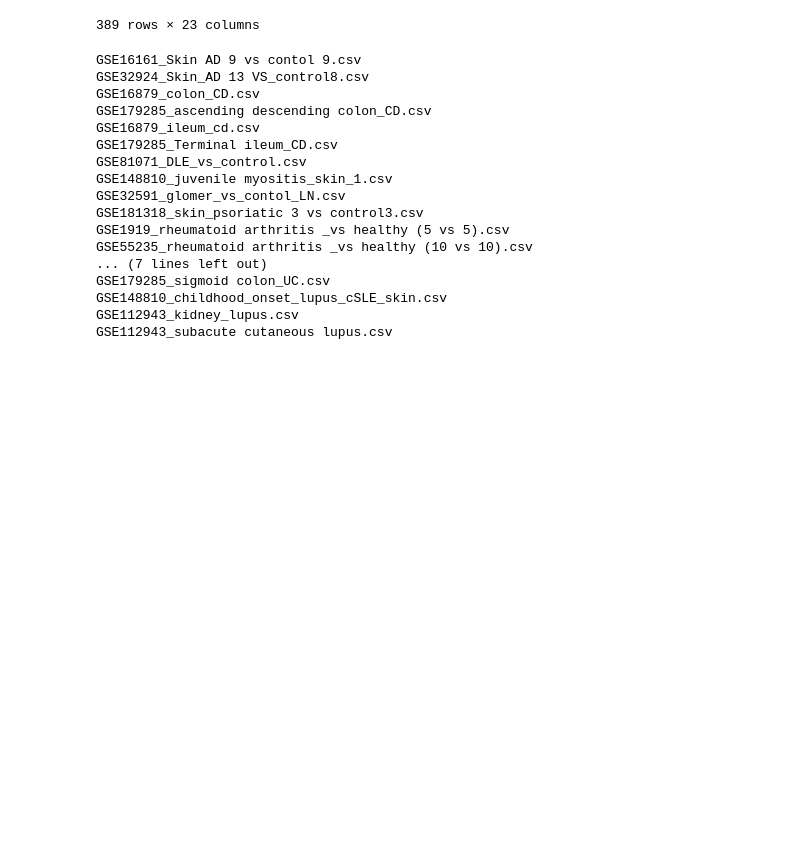
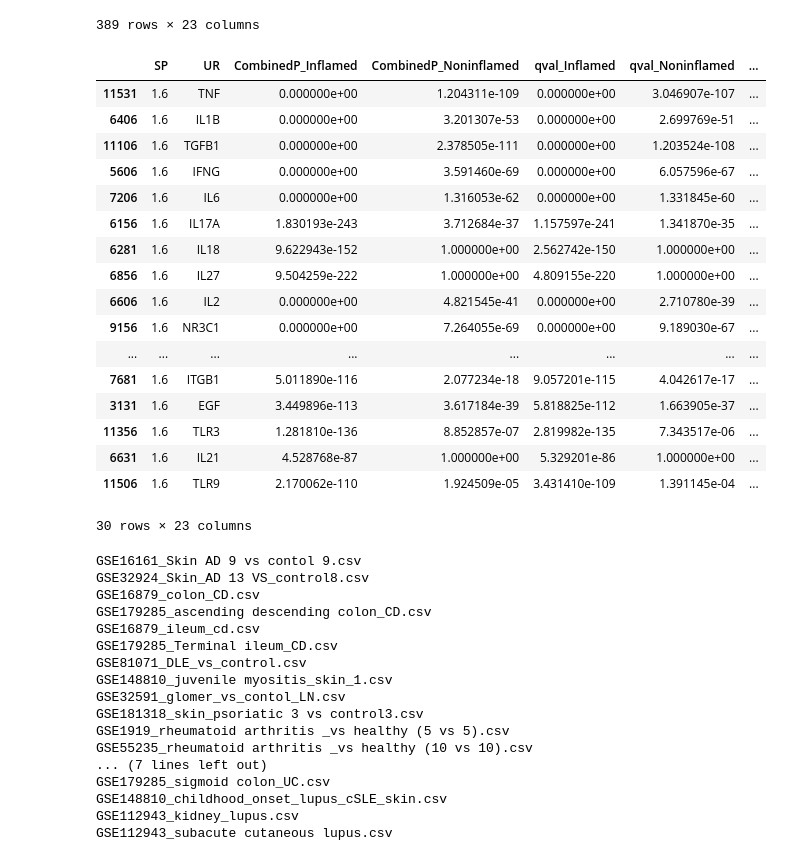
Before and after one commit to SDTC-CPMed/multi-organ_DigiTwin, a Jupyter notebook: Python/IMID_heatmap.ipynb, the cells around one changed output. Drawn from its saved outputs; the diff is of its cells as text; code cells hidden in the pictures; blank space fills up the shorter version.

```diff
--- a/Python/IMID_heatmap.ipynb
+++ b/Python/IMID_heatmap.ipynb
@@ -5,3 +5,5 @@ import seaborn as sns
 import matplotlib.pyplot as plt
 # %%
 URs_all_diseases = pd.read_table('../data/UR_analysis/UR_predictions_IMIDs_disease_Pvals.txt', sep = ',')
+# %%
+URs_all_diseases = URs_all_diseases.sort_values(by = 'UC_active')
@@ -27,3 +45,5 @@ URs_all_diseases
 | 12606 | 1.6 | WNT5A | 2.915632e-35 | 6.089853e-07 | 1.967080e-34 | 0.000005 | ... |
 | 12631 | 1.6 | WNT7A | 2.772140e-04 | 1.000000e+00 | 8.349421e-04 | 1.000000 | ... |
 389 rows × 23 columns
+# %%
+URs_all_diseases = URs_all_diseases.sort_values(by = 'UC_active')
@@ -30,3 +52,24 @@ URs_all_diseases
+# %%
+URs_all_diseases.sort_values(by = 'CD_active')[:30]
+# %% [output]
+|  | SP | UR | CombinedP_Inflamed | CombinedP_Noninflamed | qval_Inflamed | qval_Noninflamed | ... |
+| 11531 | 1.6 | TNF | 0.000000e+00 | 1.204311e-109 | 0.000000e+00 | 3.046907e-107 | ... |
+| 6406 | 1.6 | IL1B | 0.000000e+00 | 3.201307e-53 | 0.000000e+00 | 2.699769e-51 | ... |
+| 11106 | 1.6 | TGFB1 | 0.000000e+00 | 2.378505e-111 | 0.000000e+00 | 1.203524e-108 | ... |
+| 5606 | 1.6 | IFNG | 0.000000e+00 | 3.591460e-69 | 0.000000e+00 | 6.057596e-67 | ... |
+| 7206 | 1.6 | IL6 | 0.000000e+00 | 1.316053e-62 | 0.000000e+00 | 1.331845e-60 | ... |
+| 6156 | 1.6 | IL17A | 1.830193e-243 | 3.712684e-37 | 1.157597e-241 | 1.341870e-35 | ... |
+| 6281 | 1.6 | IL18 | 9.622943e-152 | 1.000000e+00 | 2.562742e-150 | 1.000000e+00 | ... |
+| 6856 | 1.6 | IL27 | 9.504259e-222 | 1.000000e+00 | 4.809155e-220 | 1.000000e+00 | ... |
+| 6606 | 1.6 | IL2 | 0.000000e+00 | 4.821545e-41 | 0.000000e+00 | 2.710780e-39 | ... |
+| 9156 | 1.6 | NR3C1 | 0.000000e+00 | 7.264055e-69 | 0.000000e+00 | 9.189030e-67 | ... |
+| ... | ... | ... | ... | ... | ... | ... | ... |
+| 7681 | 1.6 | ITGB1 | 5.011890e-116 | 2.077234e-18 | 9.057201e-115 | 4.042617e-17 | ... |
+| 3131 | 1.6 | EGF | 3.449896e-113 | 3.617184e-39 | 5.818825e-112 | 1.663905e-37 | ... |
+| 11356 | 1.6 | TLR3 | 1.281810e-136 | 8.852857e-07 | 2.819982e-135 | 7.343517e-06 | ... |
+| 6631 | 1.6 | IL21 | 4.528768e-87 | 1.000000e+00 | 5.329201e-86 | 1.000000e+00 | ... |
+| 11506 | 1.6 | TLR9 | 2.170062e-110 | 1.924509e-05 | 3.431410e-109 | 1.391145e-04 | ... |
+30 rows × 23 columns
 # %%
 # Read data. All output of UR_enrichment_DEGs_as_background.m
 
```
Also changed, not shown: parts of 6 cells of this notebook, 6 other files.
